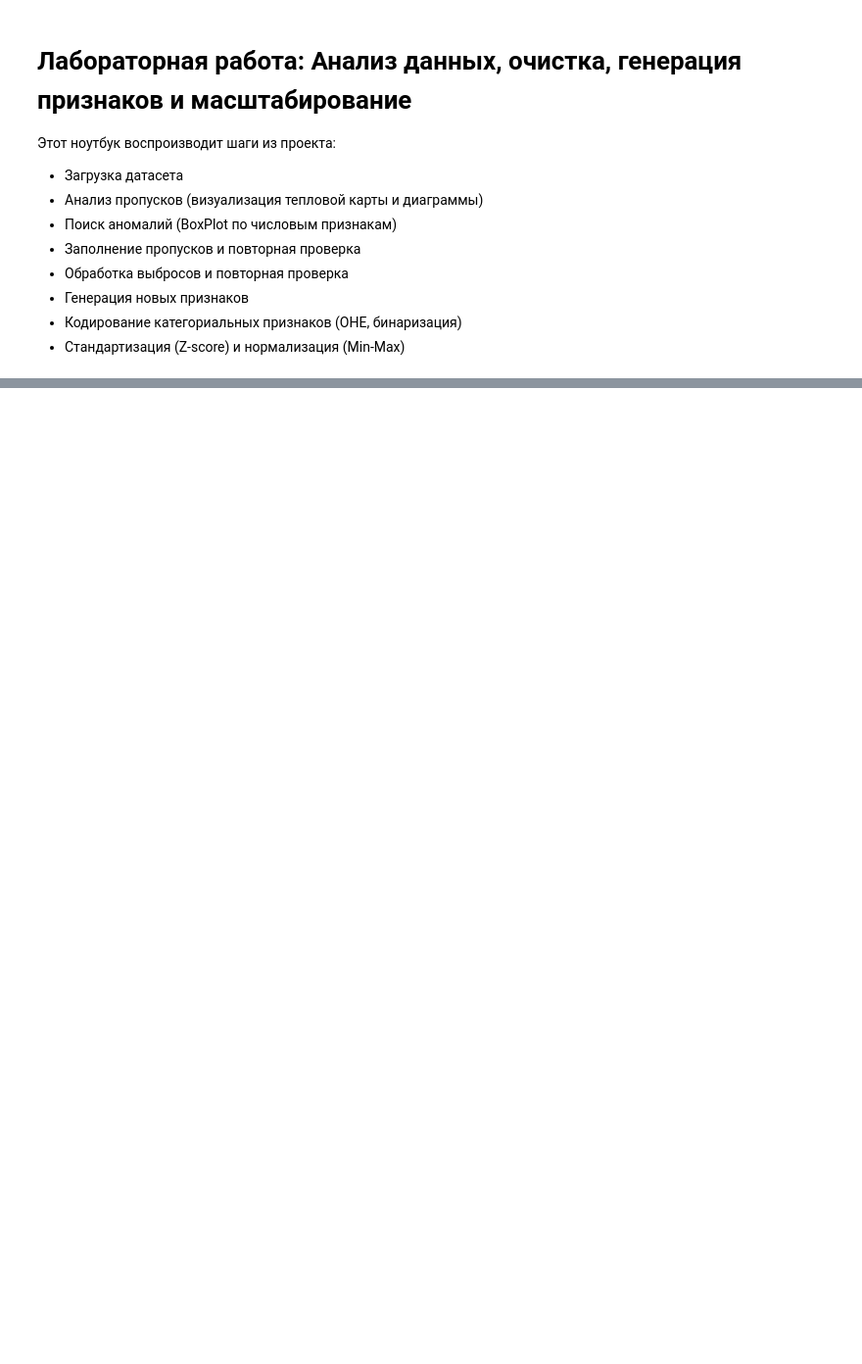
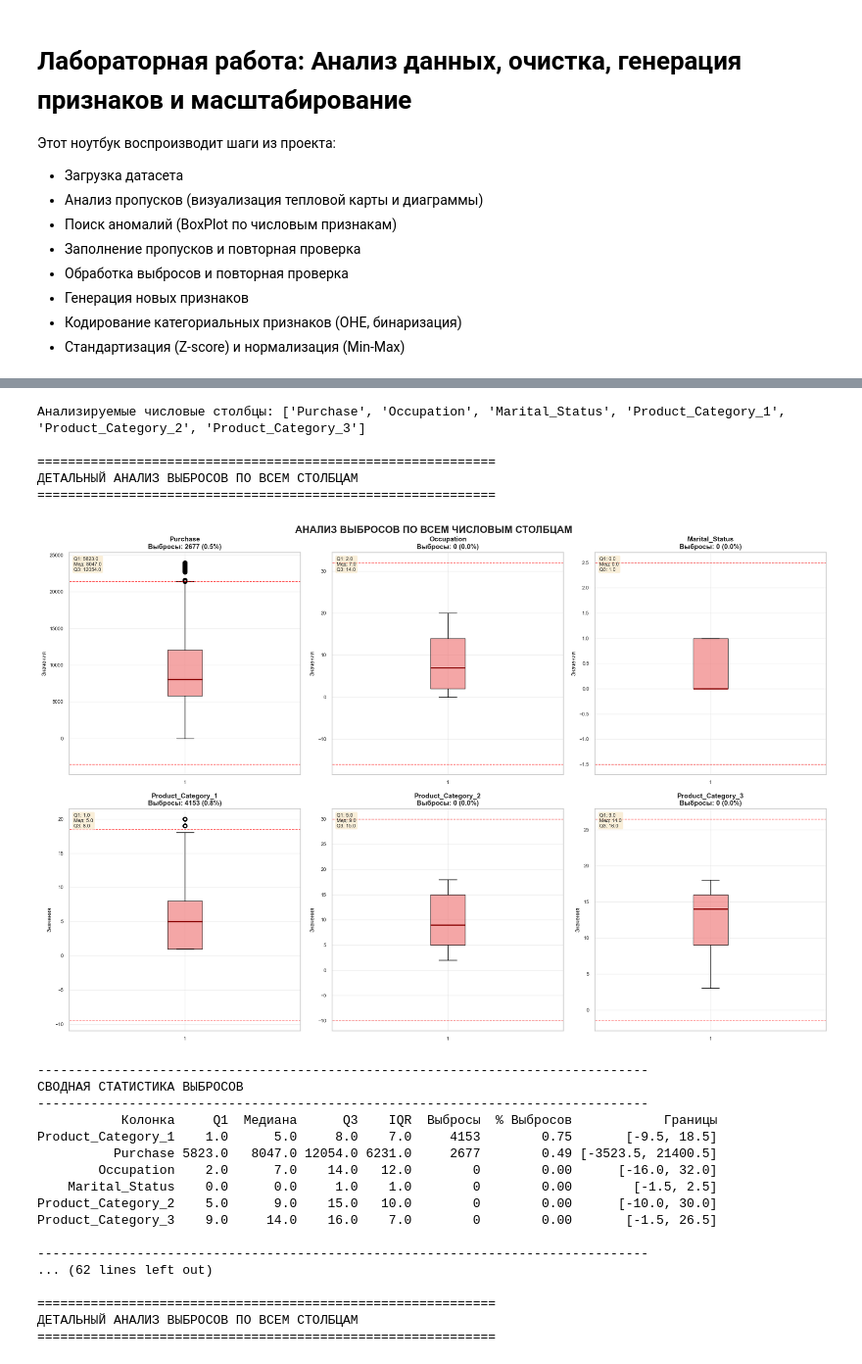
Before and after one commit to MashaKosher/Machine-Learning-Methods, a Jupyter notebook: lab2/lab2.ipynb, the cells around one changed output, grey strips where cells are left out. Shown: that part at 98% size. Cells and saved outputs as stored; diff of their text form; code cells hidden in the pictures; blank space fills up the shorter version.

```diff
--- a/lab2/lab2.ipynb
+++ b/lab2/lab2.ipynb
@@ -41,5 +101,31 @@ helpers.analyze_misses(df_filled)
 # %%
 # Устранение выбросов и повторная проверка
 helpers.anomaly_find(df)
-df_no_outliers = helpers.remove_outliers(df)
-helpers.anomaly_find(df_no_outliers)
+tempDf = helpers.remove_outliers(df)
+helpers.anomaly_find(tempDf)
+tempDf = helpers.remove_outliers(tempDf)
+helpers.anomaly_find(tempDf)
+# %% [output]
+Анализируемые числовые столбцы: ['Purchase', 'Occupation', 'Marital_Status', 'Product_Category_1', 'Product_Category_2', 'Product_Category_3']
+
+============================================================
+ДЕТАЛЬНЫЙ АНАЛИЗ ВЫБРОСОВ ПО ВСЕМ СТОЛБЦАМ
+============================================================
+[figure, added]
+--------------------------------------------------------------------------------
+СВОДНАЯ СТАТИСТИКА ВЫБРОСОВ
+--------------------------------------------------------------------------------
+           Колонка     Q1  Медиана      Q3    IQR  Выбросы  % Выбросов            Границы
+Product_Category_1    1.0      5.0     8.0    7.0     4153        0.75       [-9.5, 18.5]
+          Purchase 5823.0   8047.0 12054.0 6231.0     2677        0.49 [-3523.5, 21400.5]
+        Occupation    2.0      7.0    14.0   12.0        0        0.00      [-16.0, 32.0]
+    Marital_Status    0.0      0.0     1.0    1.0        0        0.00        [-1.5, 2.5]
+Product_Category_2    5.0      9.0    15.0   10.0        0        0.00      [-10.0, 30.0]
+Product_Category_3    9.0     14.0    16.0    7.0        0        0.00       [-1.5, 26.5]
+
+--------------------------------------------------------------------------------
+... (62 lines left out)
+
+============================================================
+ДЕТАЛЬНЫЙ АНАЛИЗ ВЫБРОСОВ ПО ВСЕМ СТОЛБЦАМ
+============================================================
```
Also changed, not shown: parts of 9 cells of this notebook, 11 other files.
